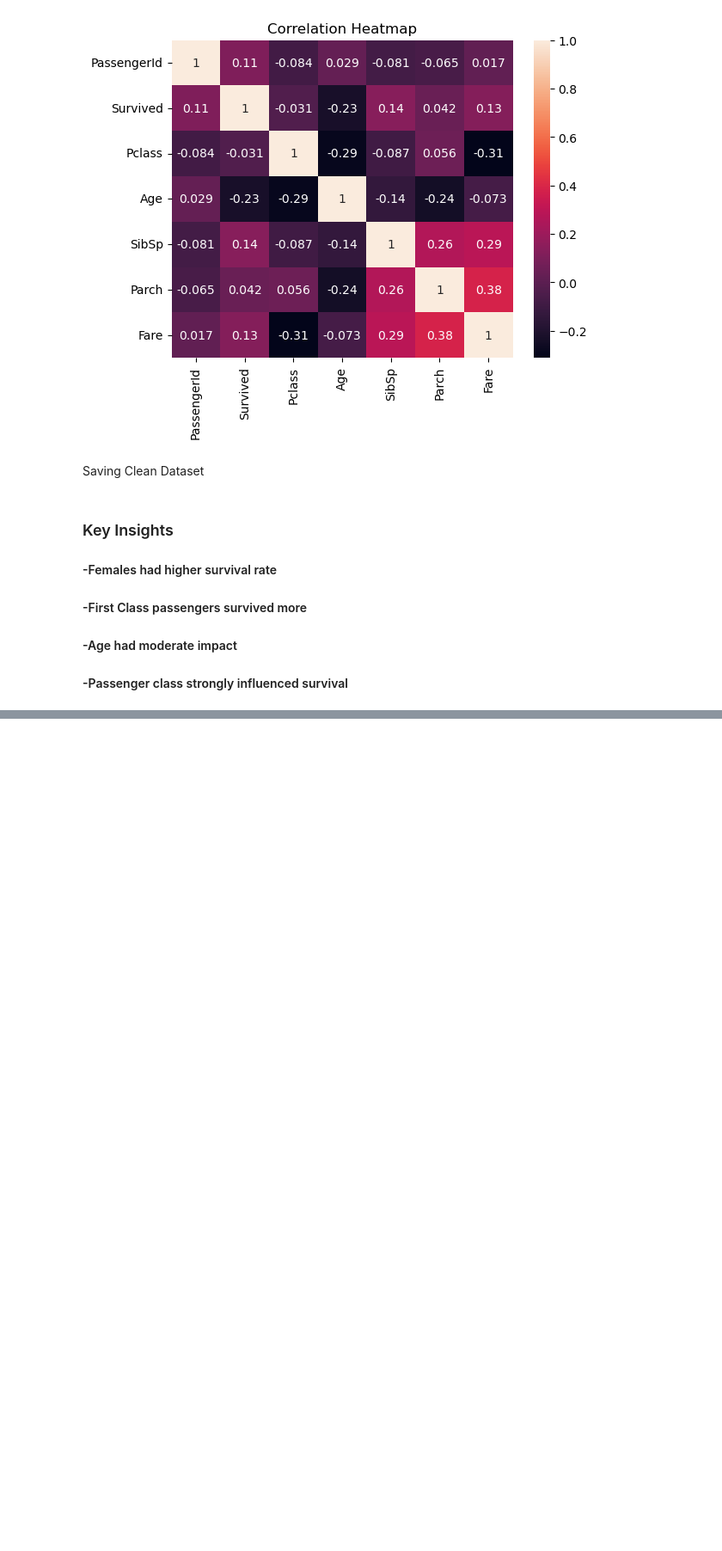
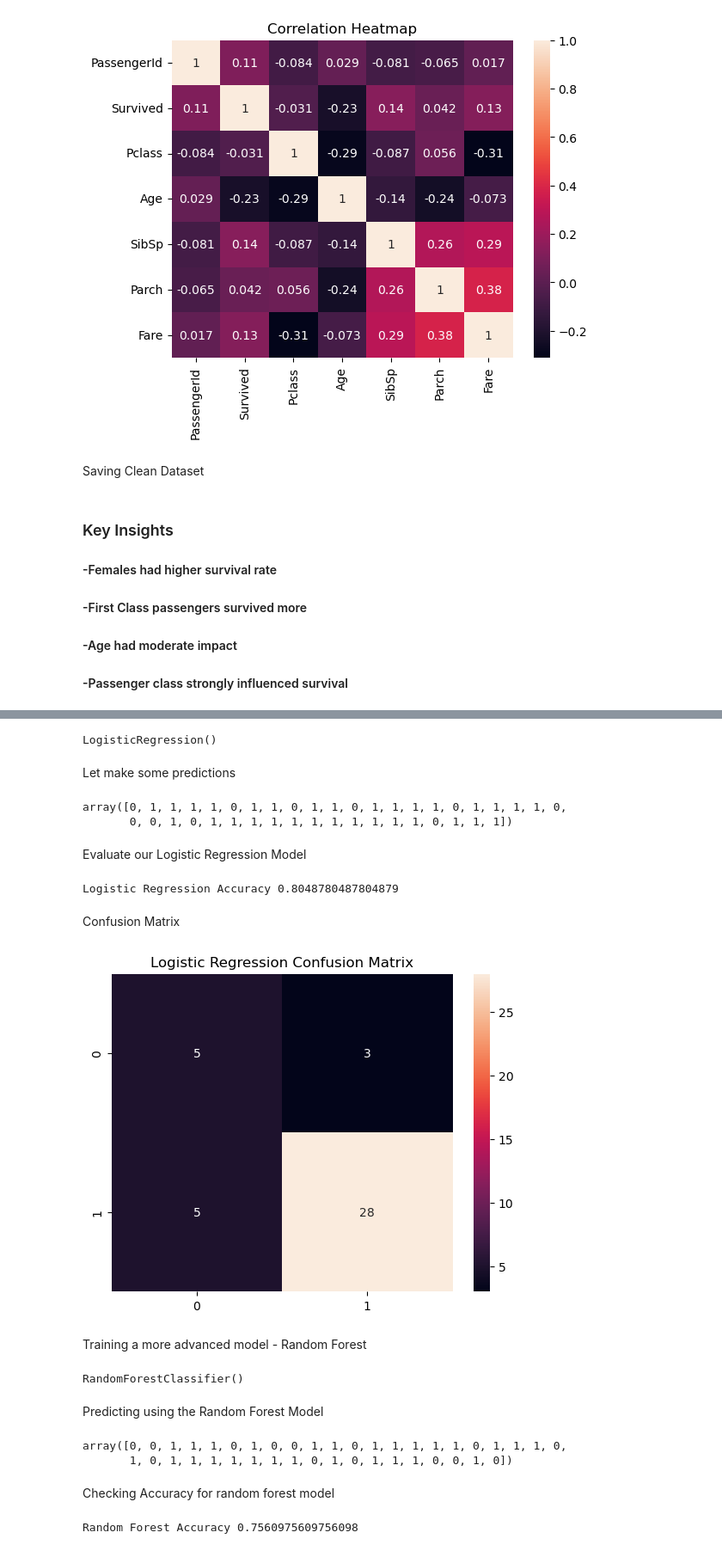
Before and after one commit to Aluka-Analysis/titanic-analysis, a Jupyter notebook: notebooks/01_titanic_ml.ipynb, the cells around one changed output, grey strips where cells are left out. Shown at 86% size. Cells and saved outputs as stored; diff of their text form; code cells hidden in the pictures; blank space fills up the shorter version.

Commit message:
Complete Titanic ML pipeline with feature importance and model comparison

```diff
--- a/notebooks/01_titanic_ml.ipynb
+++ b/notebooks/01_titanic_ml.ipynb
@@ -182,0 +265,4 @@ df.to_csv(r"C:\Users\DOUBLE J\Documents\data-projects\Titanic-analysis\data\proc
+# %%
+X_train, X_test, y_train, y_test = train_test_split(
+    X,y, test_size=0.2, random_state=42
+)
@@ -182,0 +327,5 @@ df.to_csv(r"C:\Users\DOUBLE J\Documents\data-projects\Titanic-analysis\data\proc
+# %%
+scaler = StandardScaler()
+X_train = scaler.fit_transform(X_train)
+
+X_test = scaler.transform(X_test)
@@ -182,0 +370,49 @@ df.to_csv(r"C:\Users\DOUBLE J\Documents\data-projects\Titanic-analysis\data\proc
+# %%
+LR = LogisticRegression()
+
+LR.fit(X_train, y_train)
+# %% [output]
+LogisticRegression()
+# %% [markdown]
+Let make some predictions
+# %%
+y_pred = LR.predict(X_test)
+y_pred
+# %% [output]
+array([0, 1, 1, 1, 1, 0, 1, 1, 0, 1, 1, 0, 1, 1, 1, 1, 0, 1, 1, 1, 1, 0,
+       0, 0, 1, 0, 1, 1, 1, 1, 1, 1, 1, 1, 1, 1, 1, 0, 1, 1, 1])
+# %% [markdown]
+Evaluate our Logistic Regression Model
+# %%
+print("Logistic Regression Accuracy", accuracy_score(y_test, y_pred))
+# %% [output]
+Logistic Regression Accuracy 0.8048780487804879
+# %% [markdown]
+Confusion Matrix
+# %%
+sns.heatmap(confusion_matrix(y_test, y_pred), annot=True, fmt="d")
+plt.title("Logistic Regression Confusion Matrix")
+plt.show()
+# %% [output]
+[figure, added]
+# %% [markdown]
+Training a more advanced model - Random Forest
+# %%
+RF = RandomForestClassifier()
+RF.fit(X_train, y_train)
+# %% [output]
+RandomForestClassifier()
+# %% [markdown]
+Predicting using the Random Forest Model
+# %%
+y_pred_RF = RF.predict(X_test)
+y_pred_RF
+# %% [output]
+array([0, 0, 1, 1, 1, 0, 1, 0, 0, 1, 1, 0, 1, 1, 1, 1, 1, 0, 1, 1, 1, 0,
+       1, 0, 1, 1, 1, 1, 1, 1, 1, 0, 1, 0, 1, 1, 1, 0, 0, 1, 0])
+# %% [markdown]
+Checking Accuracy for random forest model
+# %%
+print("Random Forest Accuracy", accuracy_score(y_test, y_pred_RF))
+# %% [output]
+Random Forest Accuracy 0.7560975609756098
```
Also changed, not shown: parts of 40 cells of this notebook, 4 other files.
